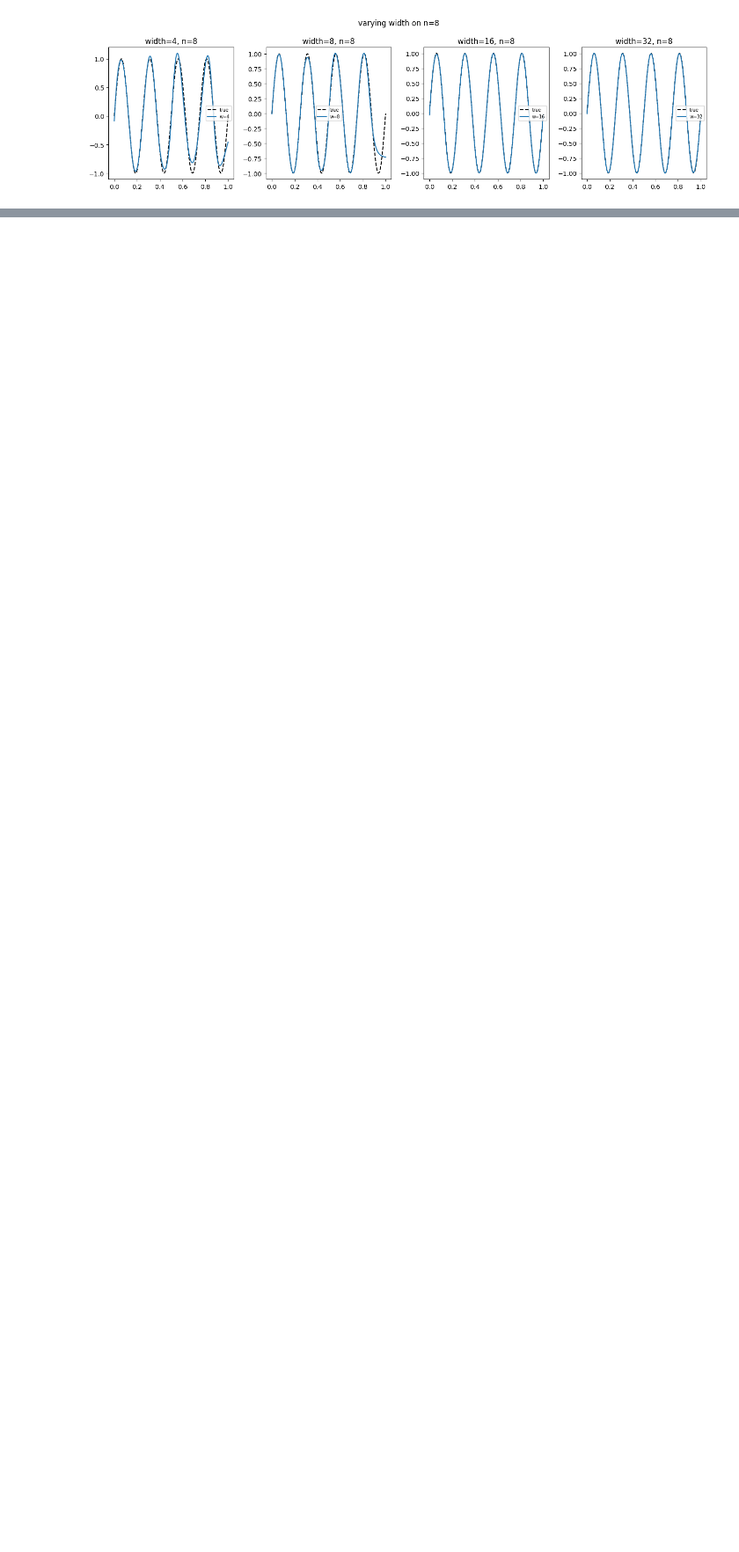
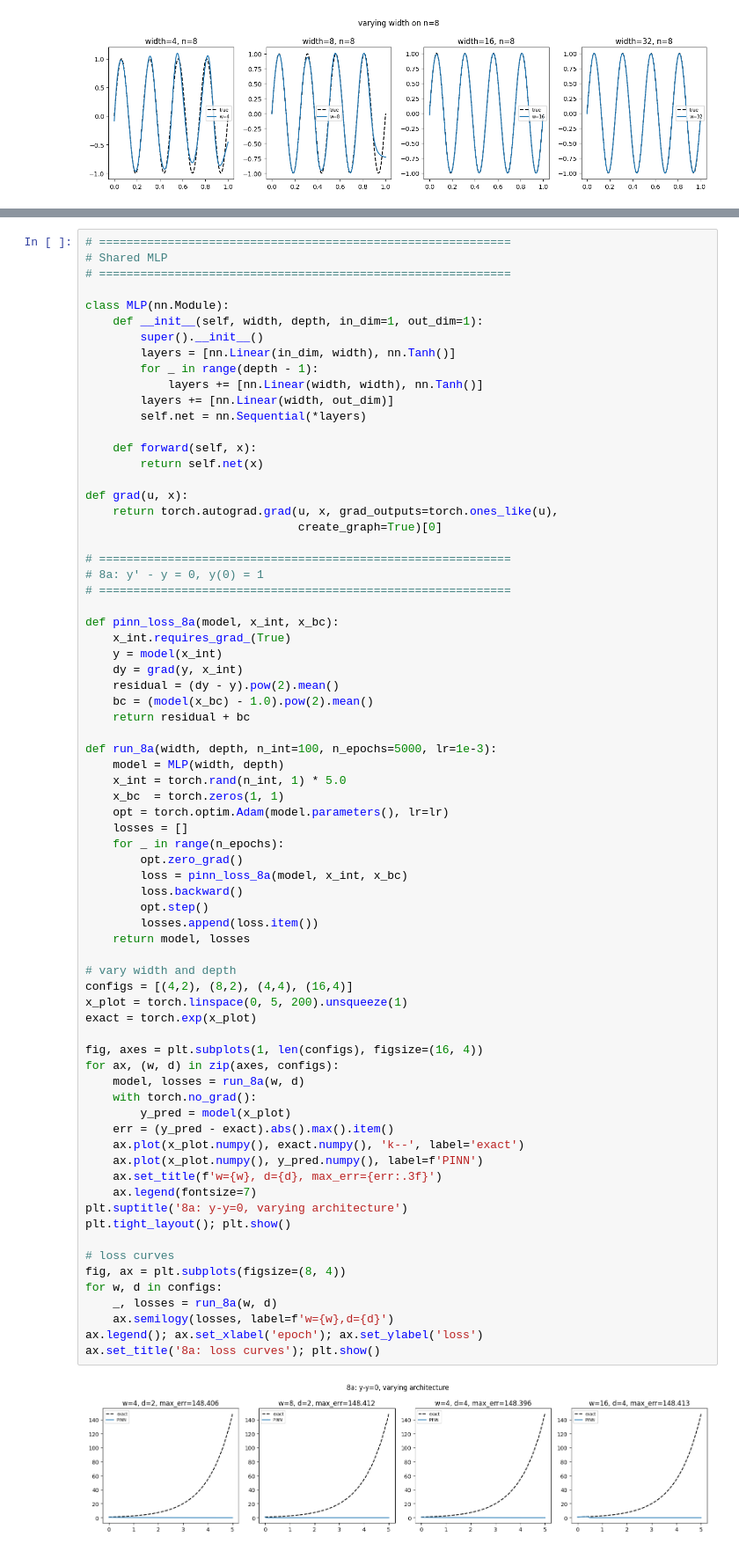
Before and after one commit to CalculatorAddict/pinn-coursework, a Jupyter notebook: exercises.ipynb, the cells around one changed output, grey strips where cells are left out. Shown at 88% size. Cells and saved outputs as stored; diff of their text form; blank space fills up the shorter version.

```diff
--- a/exercises.ipynb
+++ b/exercises.ipynb
@@ -364,0 +371,74 @@ plt.suptitle('varying width on n=8'); plt.tight_layout(); plt.show()
+# %%
+# ============================================================
+# Shared MLP
+# ============================================================
+
+class MLP(nn.Module):
+    def __init__(self, width, depth, in_dim=1, out_dim=1):
+        super().__init__()
+        layers = [nn.Linear(in_dim, width), nn.Tanh()]
+        for _ in range(depth - 1):
+            layers += [nn.Linear(width, width), nn.Tanh()]
+        layers += [nn.Linear(width, out_dim)]
+        self.net = nn.Sequential(*layers)
+
+    def forward(self, x):
+        return self.net(x)
+
+def grad(u, x):
+    return torch.autograd.grad(u, x, grad_outputs=torch.ones_like(u),
+                               create_graph=True)[0]
+
+# ============================================================
+# 8a: y' - y = 0, y(0) = 1
+# ============================================================
+
+def pinn_loss_8a(model, x_int, x_bc):
+    x_int.requires_grad_(True)
+    y = model(x_int)
+    dy = grad(y, x_int)
+    residual = (dy - y).pow(2).mean()
+    bc = (model(x_bc) - 1.0).pow(2).mean()
+    return residual + bc
+
+def run_8a(width, depth, n_int=100, n_epochs=5000, lr=1e-3):
+    model = MLP(width, depth)
+    x_int = torch.rand(n_int, 1) * 5.0
+    x_bc  = torch.zeros(1, 1)
+    opt = torch.optim.Adam(model.parameters(), lr=lr)
+    losses = []
+    for _ in range(n_epochs):
+        opt.zero_grad()
+        loss = pinn_loss_8a(model, x_int, x_bc)
+        loss.backward()
+        opt.step()
+        losses.append(loss.item())
+    return model, losses
+
+# vary width and depth
+configs = [(4,2), (8,2), (4,4), (16,4)]
+x_plot = torch.linspace(0, 5, 200).unsqueeze(1)
+exact = torch.exp(x_plot)
+
+fig, axes = plt.subplots(1, len(configs), figsize=(16, 4))
+for ax, (w, d) in zip(axes, configs):
+    model, losses = run_8a(w, d)
+    with torch.no_grad():
+        y_pred = model(x_plot)
+    err = (y_pred - exact).abs().max().item()
+    ax.plot(x_plot.numpy(), exact.numpy(), 'k--', label='exact')
+    ax.plot(x_plot.numpy(), y_pred.numpy(), label=f'PINN')
+    ax.set_title(f'w={w}, d={d}, max_err={err:.3f}')
+    ax.legend(fontsize=7)
+plt.suptitle('8a: y-y=0, varying architecture')
+plt.tight_layout(); plt.show()
+
+# loss curves
+fig, ax = plt.subplots(figsize=(8, 4))
+for w, d in configs:
+    _, losses = run_8a(w, d)
+    ax.semilogy(losses, label=f'w={w},d={d}')
+ax.legend(); ax.set_xlabel('epoch'); ax.set_ylabel('loss')
+ax.set_title('8a: loss curves'); plt.show()
+# %% [output]
+[figure, added]
```
Also changed, not shown: parts of 9 cells of this notebook.
